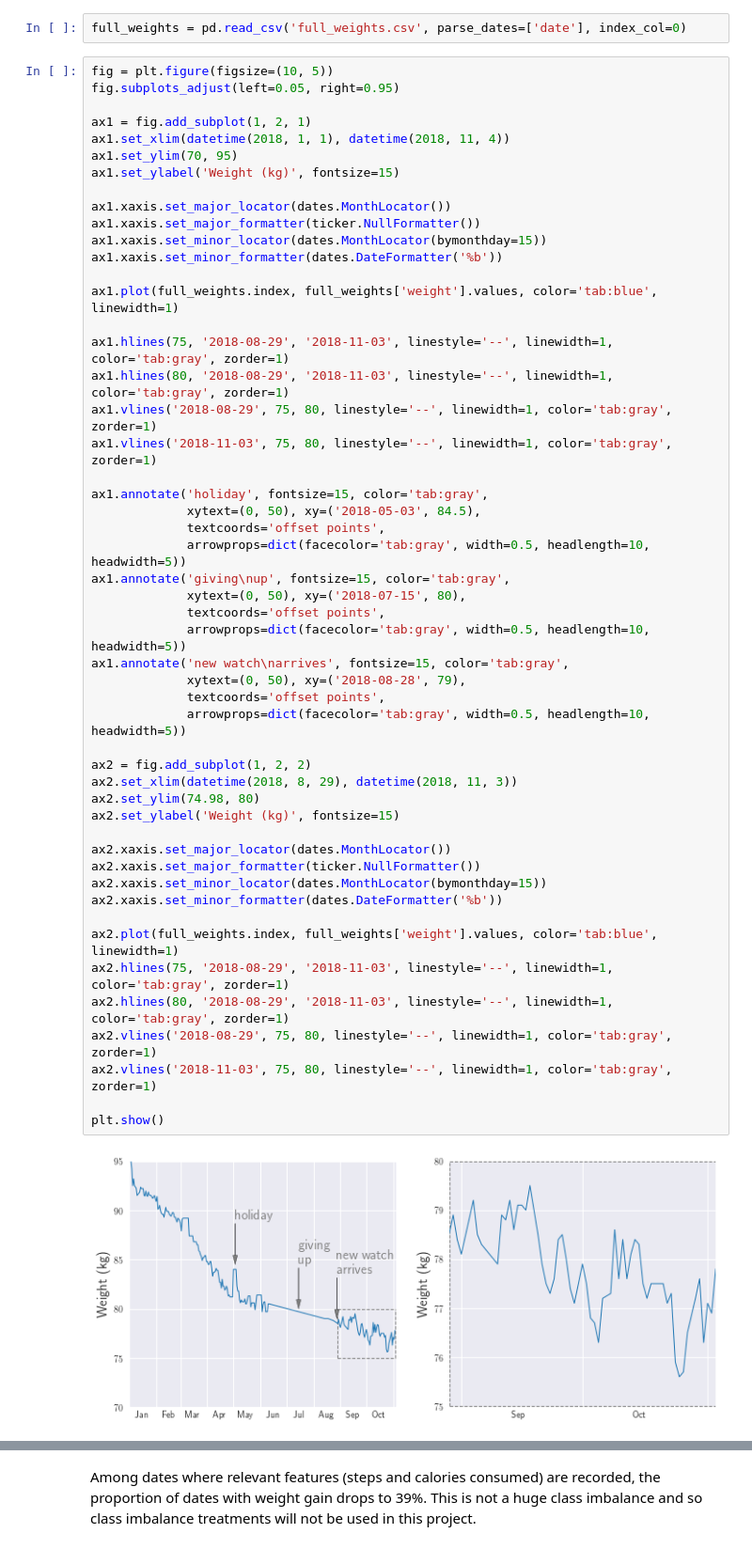
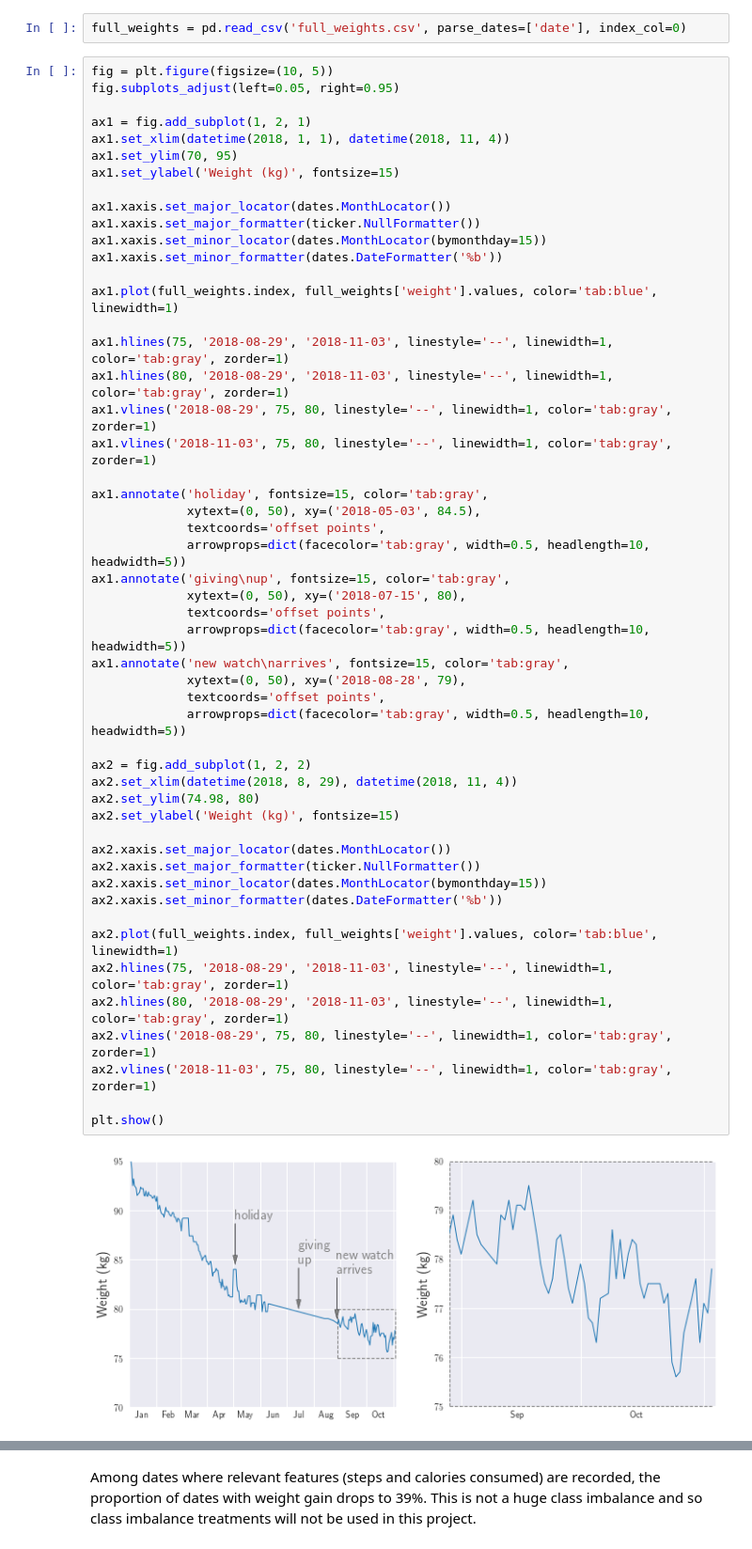
Before and after one commit to khanhnguyendata/logweight, a Jupyter notebook: logweight.ipynb, the cells around one changed output, grey strips where cells are left out. Shown at 94% size. Drawn from its saved outputs; the diff is of its cells as text.

Commit message:
Fix weight plot border

```diff
--- a/logweight.ipynb
+++ b/logweight.ipynb
@@ -89,33 +89,33 @@ ax1.vlines('2018-11-03', 75, 80, linestyle='--', linewidth=1, color='tab:gray',
 ax1.annotate('holiday', fontsize=15, color='tab:gray',
              xytext=(0, 50), xy=('2018-05-03', 84.5),
              textcoords='offset points',
              arrowprops=dict(facecolor='tab:gray', width=0.5, headlength=10, headwidth=5))
 ax1.annotate('giving\nup', fontsize=15, color='tab:gray',
              xytext=(0, 50), xy=('2018-07-15', 80),
              textcoords='offset points',
              arrowprops=dict(facecolor='tab:gray', width=0.5, headlength=10, headwidth=5))
 ax1.annotate('new watch\narrives', fontsize=15, color='tab:gray',
              xytext=(0, 50), xy=('2018-08-28', 79),
              textcoords='offset points',
              arrowprops=dict(facecolor='tab:gray', width=0.5, headlength=10, headwidth=5))
 
 ax2 = fig.add_subplot(1, 2, 2)
-ax2.set_xlim(datetime(2018, 8, 29), datetime(2018, 11, 3))
+ax2.set_xlim(datetime(2018, 8, 29), datetime(2018, 11, 4))
 ax2.set_ylim(74.98, 80)
 ax2.set_ylabel('Weight (kg)', fontsize=15)
 
 ax2.xaxis.set_major_locator(dates.MonthLocator())
 ax2.xaxis.set_major_formatter(ticker.NullFormatter())
 ax2.xaxis.set_minor_locator(dates.MonthLocator(bymonthday=15))
 ax2.xaxis.set_minor_formatter(dates.DateFormatter('%b'))
 
 ax2.plot(full_weights.index, full_weights['weight'].values, color='tab:blue', linewidth=1)
 ax2.hlines(75, '2018-08-29', '2018-11-03', linestyle='--', linewidth=1, color='tab:gray', zorder=1)
 ax2.hlines(80, '2018-08-29', '2018-11-03', linestyle='--', linewidth=1, color='tab:gray', zorder=1)
 ax2.vlines('2018-08-29', 75, 80, linestyle='--', linewidth=1, color='tab:gray', zorder=1)
 ax2.vlines('2018-11-03', 75, 80, linestyle='--', linewidth=1, color='tab:gray', zorder=1)
 
 plt.show()
 # %% [output]
-[figure, old version]
+[figure, new version]
 # %%
```
Also changed, not shown: parts of 2 cells of this notebook, 1 other file.
